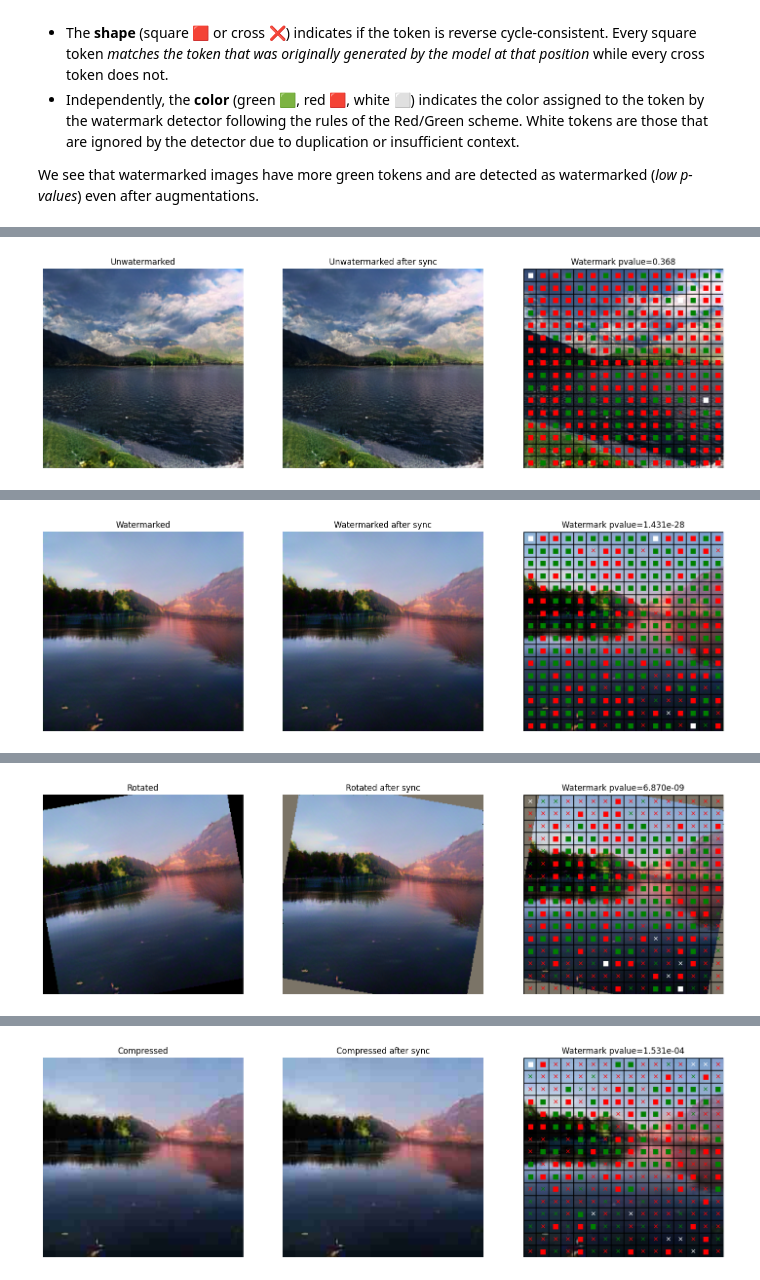
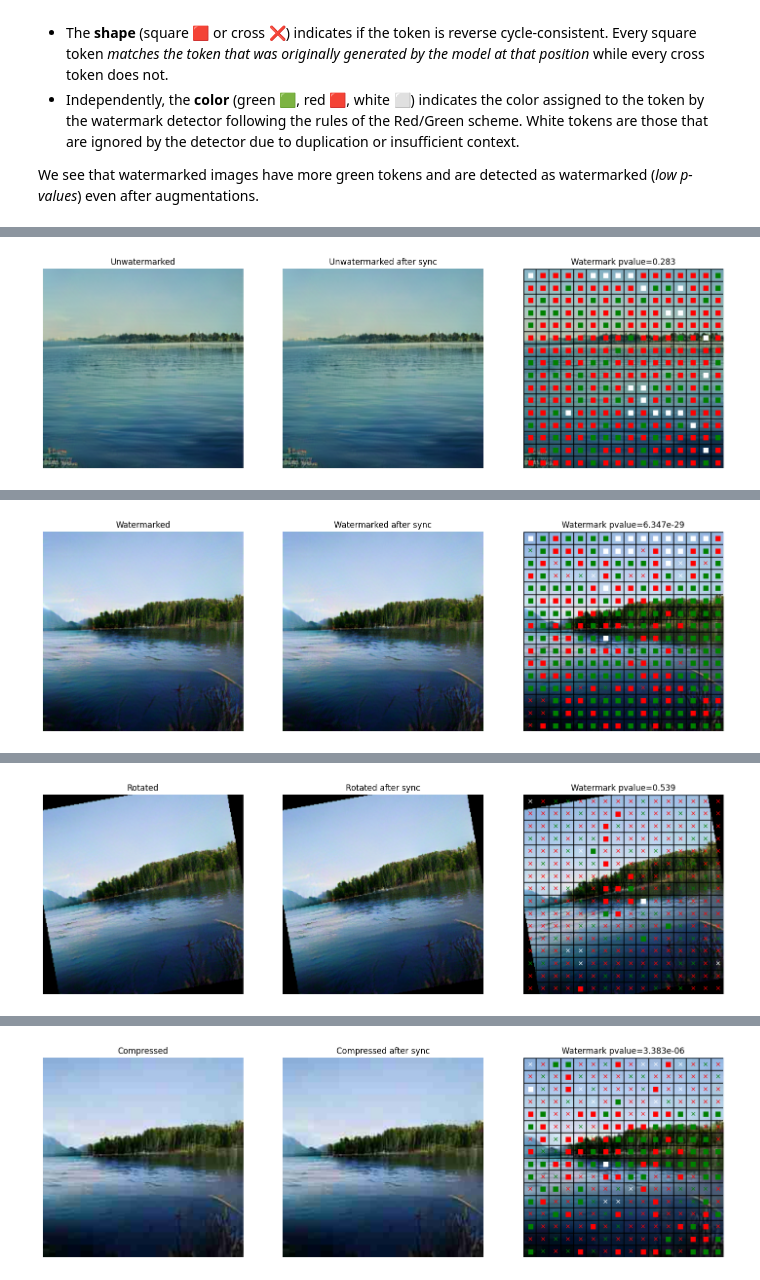
Before and after one commit to MagicD123/Adjacency-Pathfinding-GPT, a Jupyter notebook: notebooks/colab.ipynb, the cells around one changed output, grey strips where cells are left out. Saved outputs shown, nothing was run; the diff lists cells and outputs as text; code cells hidden in the pictures.

```diff
--- a/notebooks/colab.ipynb
+++ b/notebooks/colab.ipynb
@@ -143,7 +164,7 @@ The rightmost column illustrates the tokens ultimately received by the watermark
 
 We see that watermarked images have more green tokens and are detected as watermarked (*low p-values*) even after augmentations.
 # %%
-seed = 13
+seed = 16
 torch.manual_seed(seed)
 random.seed(seed)
 np.random.seed(seed)
@@ -161,7 +182,10 @@ def show(key, orig_codes, imgs, model, watermarker, sync_manager):
     plt.title(f"{key}")
 
     plt.subplot(1, 3, 2)
-    imgs_nosync = sync_manager.remove_wam(imgs)
+
+    # imgs_nosync = sync_manager.remove_wam(imgs)
+    imgs_nosync = imgs
+
     plt.imshow(img2np(imgs_nosync[0]))
     plt.axis('off')
     plt.title(f"{key} after sync")
@@ -189,7 +213,10 @@ show("Unwatermarked", nowm_codes, nowm_imgs, model, watermarker, sync_manager)
 # Sample and decode to image
 orig_codes = model.sample(class_conditioning, gen_params, apply_watermark=True).detach()
 orig_imgs = model.codes_to_images(orig_codes).detach()
-orig_imgs_with_sync = sync_manager.add_wam(orig_imgs).detach()
+
+# orig_imgs_with_sync = sync_manager.add_wam(orig_imgs).detach()
+orig_imgs_with_sync = orig_imgs
+
 show("Watermarked", orig_codes, orig_imgs_with_sync, model, watermarker, sync_manager)
 
 # Augmentations?
@@ -207 +232 @@ show("Compressed", orig_codes, noised, model, watermarker, sync_manager)
-[figure, old version]
+[figure, new version]
@@ -209 +233 @@ show("Compressed", orig_codes, noised, model, watermarker, sync_manager)
-[figure, old version]
+[figure, new version]
@@ -211 +234 @@ show("Compressed", orig_codes, noised, model, watermarker, sync_manager)
-[figure, old version]
+[figure, new version]
@@ -214 +235 @@ show("Compressed", orig_codes, noised, model, watermarker, sync_manager)
-[figure, old version]
+[figure, new version]
```
Also changed, not shown: parts of 6 cells of this notebook.
